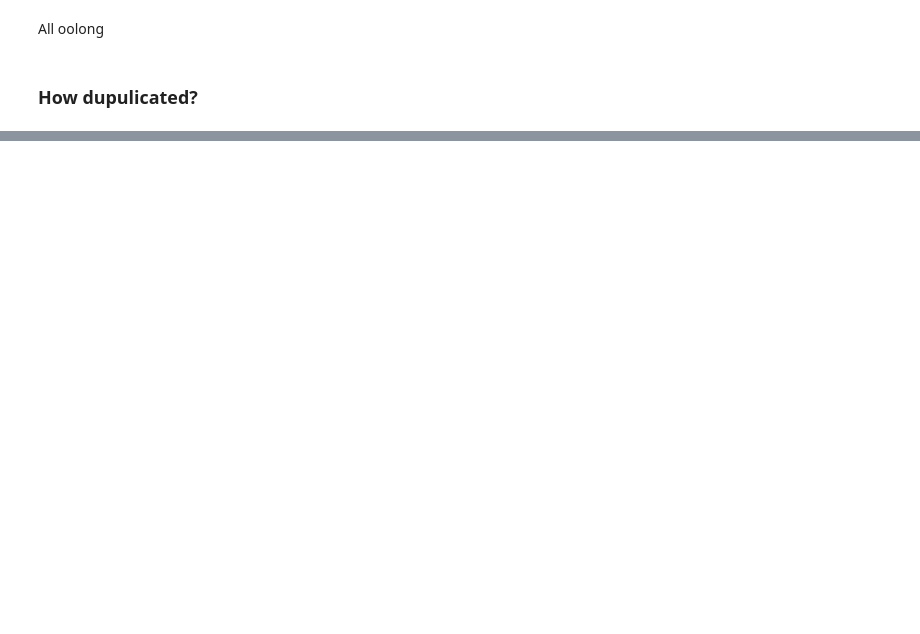
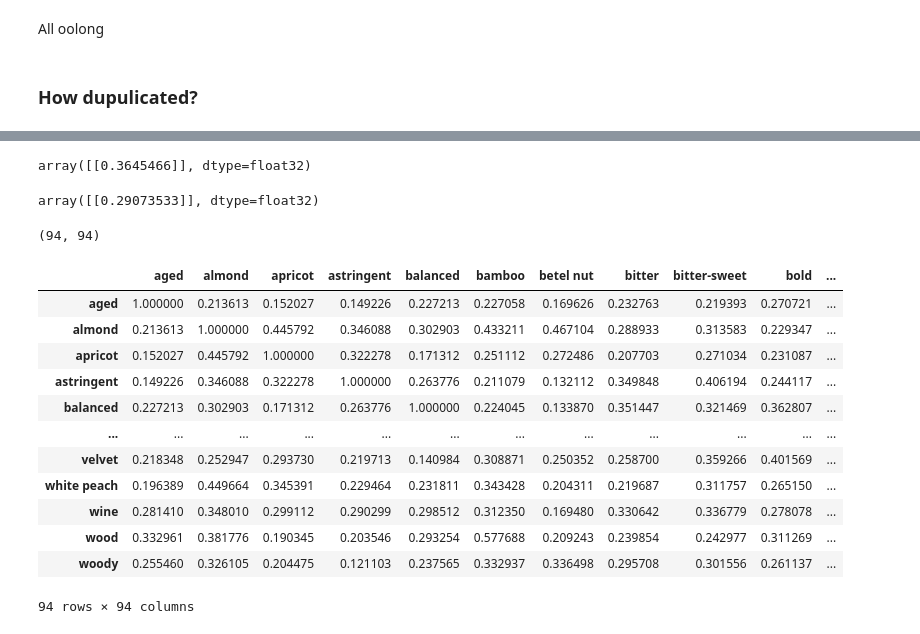
Before and after one commit to kanonyonezu/tea-app, a Jupyter notebook: teadata.ipynb, the cells around one changed output, grey strips where cells are left out. Cells and saved outputs as stored; diff of their text form; code cells hidden in the pictures; blank space fills up the shorter version.

Commit message:
flavor analysis

```diff
--- a/teadata.ipynb
+++ b/teadata.ipynb
@@ -325,0 +379,4 @@ dtype: int64
+# %%
+model = SentenceTransformer("all-MiniLM-L6-v2")
+# %%
+encoded = model.encode(flavor_list)
@@ -325,0 +390,40 @@ dtype: int64
+# %%
+floral_vec = encoded[floral_idx].reshape(1, -1)
+jasmine_vec = encoded[jasmine_idx].reshape(1, -1)
+
+cosine_similarity(floral_vec, jasmine_vec)
+# %% [output]
+array([[0.3645466]], dtype=float32)
+# %%
+idx1 = flavor_list.index("chestnut")
+idx2 = flavor_list.index("smoke")
+chestnut_vec = encoded[idx1].reshape(1, -1)
+smoke_vec = encoded[idx2].reshape(1, -1)
+
+cosine_similarity(chestnut_vec, smoke_vec)
+# %% [output]
+array([[0.29073533]], dtype=float32)
+# %%
+similarity_matrix = cosine_similarity(encoded)
+similarity_matrix.shape
+# %% [output]
+(94, 94)
+# %%
+sim_df = pd.DataFrame(similarity_matrix, index=flavor_list, columns=flavor_list)
+sim_pairs = sim_df.unstack()
+# %%
+sim_df
+# %% [output]
+|  | aged | almond | apricot | astringent | balanced | bamboo | betel nut | bitter | bitter-sweet | bold | ... |
+| aged | 1.000000 | 0.213613 | 0.152027 | 0.149226 | 0.227213 | 0.227058 | 0.169626 | 0.232763 | 0.219393 | 0.270721 | ... |
+| almond | 0.213613 | 1.000000 | 0.445792 | 0.346088 | 0.302903 | 0.433211 | 0.467104 | 0.288933 | 0.313583 | 0.229347 | ... |
+| apricot | 0.152027 | 0.445792 | 1.000000 | 0.322278 | 0.171312 | 0.251112 | 0.272486 | 0.207703 | 0.271034 | 0.231087 | ... |
+| astringent | 0.149226 | 0.346088 | 0.322278 | 1.000000 | 0.263776 | 0.211079 | 0.132112 | 0.349848 | 0.406194 | 0.244117 | ... |
+| balanced | 0.227213 | 0.302903 | 0.171312 | 0.263776 | 1.000000 | 0.224045 | 0.133870 | 0.351447 | 0.321469 | 0.362807 | ... |
+| ... | ... | ... | ... | ... | ... | ... | ... | ... | ... | ... | ... |
+| velvet | 0.218348 | 0.252947 | 0.293730 | 0.219713 | 0.140984 | 0.308871 | 0.250352 | 0.258700 | 0.359266 | 0.401569 | ... |
+| white peach | 0.196389 | 0.449664 | 0.345391 | 0.229464 | 0.231811 | 0.343428 | 0.204311 | 0.219687 | 0.311757 | 0.265150 | ... |
+| wine | 0.281410 | 0.348010 | 0.299112 | 0.290299 | 0.298512 | 0.312350 | 0.169480 | 0.330642 | 0.336779 | 0.278078 | ... |
+| wood | 0.332961 | 0.381776 | 0.190345 | 0.203546 | 0.293254 | 0.577688 | 0.209243 | 0.239854 | 0.242977 | 0.311269 | ... |
+| woody | 0.255460 | 0.326105 | 0.204475 | 0.121103 | 0.237565 | 0.332937 | 0.336498 | 0.295708 | 0.301556 | 0.261137 | ... |
+94 rows × 94 columns
```
Also changed, not shown: parts of 38 cells of this notebook, 1 other file.
